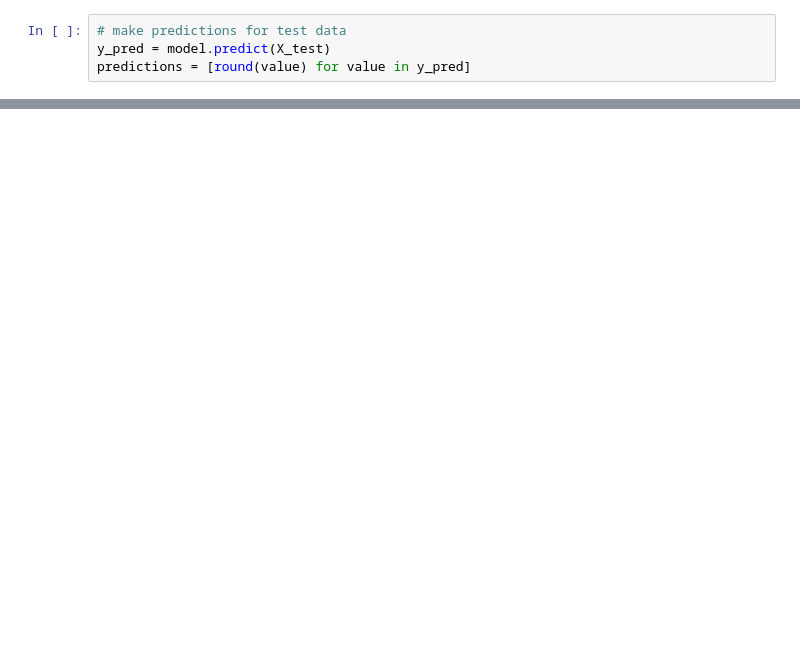
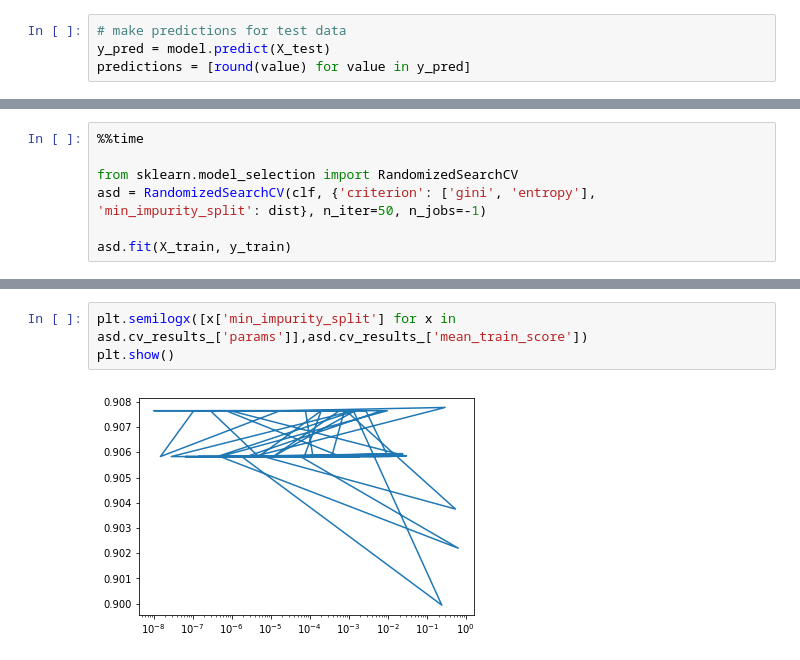
Before and after one commit to antcap96/estagio, a Jupyter notebook: BDT.ipynb, the cells around one changed output, grey strips where cells are left out. Cells and saved outputs as stored; diff of their text form; blank space fills up the shorter version.

```diff
--- a/BDT.ipynb
+++ b/BDT.ipynb
@@ -154,0 +273,7 @@ print(model.score(X_test, y_test, sample_weight=weights_test))
+# %%
+%%time
+
+from sklearn.model_selection import RandomizedSearchCV
+asd = RandomizedSearchCV(clf, {'criterion': ['gini', 'entropy'], 'min_impurity_split': dist}, n_iter=50, n_jobs=-1)
+
+asd.fit(X_train, y_train)
@@ -154,0 +292,5 @@ print(model.score(X_test, y_test, sample_weight=weights_test))
+# %%
+plt.semilogx([x['min_impurity_split'] for x in asd.cv_results_['params']],asd.cv_results_['mean_train_score'])
+plt.show()
+# %% [output]
+[figure, added]
```
Also changed, not shown: parts of 33 cells of this notebook.
